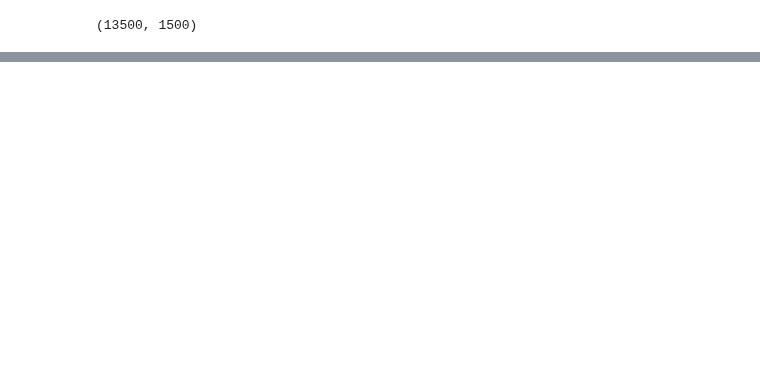
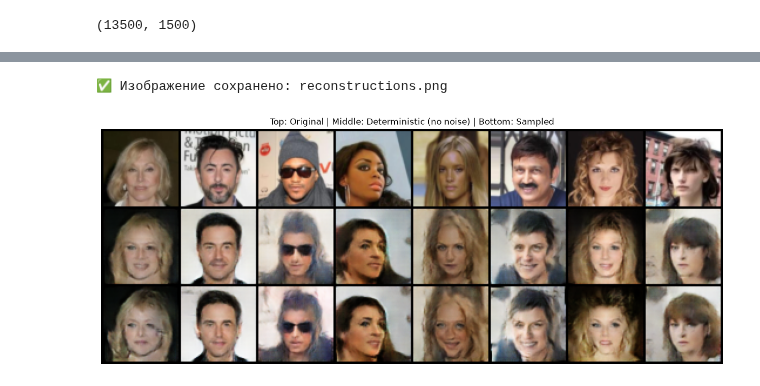
Before and after one commit to morozzz7/CNN, a Jupyter notebook: vae+gan.ipynb, the cells around one changed output, grey strips where cells are left out. Saved outputs shown, nothing was run; the diff lists cells and outputs as text; code cells hidden in the pictures; blank space fills up the shorter version.

Commit message:
model which can reconstruct and generate images

```diff
--- a/vae+gan.ipynb
+++ b/vae+gan.ipynb
@@ -203,7 +200,7 @@ class TransfomerDecoder(nn.Module):
 
 class ResnetVitEncoder(torch.nn.Module):
     def __init__(self,
-    num_patches=4,
+    num_patches=4*4,
     latent_dim=128,
     num_transformer_layers=2,
     embedding_dim=128,
@@ -220,11 +217,11 @@ class ResnetVitEncoder(torch.nn.Module):
         self.layer2 = resnet.layer2
         self.layer3 = resnet.layer3
         self.layer4 = resnet.layer4
-        self.backbone_blocks = nn.ModuleList([self.stem, self.layer1, self.layer2, self.layer3, self.layer4])
+        self.backbone_blocks = nn.ModuleList([self.stem, self.layer1, self.layer2, self.layer3])
         for block in self.backbone_blocks:
             for p in block.parameters():
                 p.requires_grad = False
-        backbone_channels = 512
+        backbone_channels = 256
 
         self.projection = nn.Linear(backbone_channels, embedding_dim)
         self.class_embedding = torch.nn.Parameter(data=torch.rand(1, 1, embedding_dim), requires_grad=True)
@@ -254,7 +251,6 @@ class ResnetVitEncoder(torch.nn.Module):
         x = self.layer1(x)
         x = self.layer2(x)
         x = self.layer3(x)
-        x = self.layer4(x)
         x = x.flatten(2)
         x = x.permute(0, 2, 1)
         x = self.projection(x)
@@ -473,7 +486,9 @@ def log_reconstructions(encoder, generator, val_loader, writer, epoch, device, n
 
     orig = (x * 0.5 + 0.5).clamp(0, 1)
     recon = (x_recon * 0.5 + 0.5).clamp(0, 1)
-    comparison = torch.cat([orig, recon], dim=0)  # верхний ряд — оригиналы, нижний — реконструкции
+    no_noise = generator(mu)
+    no_noise_ = (no_noise * 0.5 + 0.5).clamp(0, 1)
+    comparison = torch.cat([orig, no_noise_, recon], dim=0)
 
     grid = utils.make_grid(comparison, nrow=n_images)
     writer.add_image('reconstructions/val', grid, global_step=epoch)
@@ -698,0 +974,42 @@ ModuleNotFoundError: FrechetInceptionDistance metric requires that `Torch-fideli
+# %%
+def reconstruct_specific_images(encoder, generator, val_loader, device, n_images=8, save_path=None):
+    encoder.eval()
+    generator.eval()
+
+    x = next(iter(val_loader))[18: 18 + n_images].to(device)
+
+    with torch.no_grad():
+        mu, logvar = encoder(x)
+        z = reparameterize(mu, logvar)
+        x_recon = generator(z)
+
+        x_det = generator(mu)
+
+    orig = (x * 0.5 + 0.5).clamp(0, 1)
+    recon = (x_recon * 0.5 + 0.5).clamp(0, 1)
+    det = (x_det * 0.5 + 0.5).clamp(0, 1)
+
+    comparison = torch.cat([orig, det, recon], dim=0)
+    grid = utils.make_grid(comparison, nrow=n_images)
+
+    plt.figure(figsize=(16, 6))
+    plt.imshow(grid.permute(1, 2, 0).cpu())
+    plt.axis('off')
+    plt.title('Top: Original | Middle: Deterministic (no noise) | Bottom: Sampled')
+
+    if save_path:
+        plt.savefig(save_path, bbox_inches='tight', dpi=150)
+        print(f"✅ Изображение сохранено: {save_path}")
+    plt.show()
+
+    encoder.train()
+    generator.train()
+    return orig, recon
+
+orig, recon = reconstruct_specific_images(
+    encoder, generator, val_loader, device,
+    n_images=8, save_path='reconstructions.png'
+)
+# %% [output]
+✅ Изображение сохранено: reconstructions.png
+[figure, added]
```
Also changed, not shown: parts of 10 cells of this notebook.
